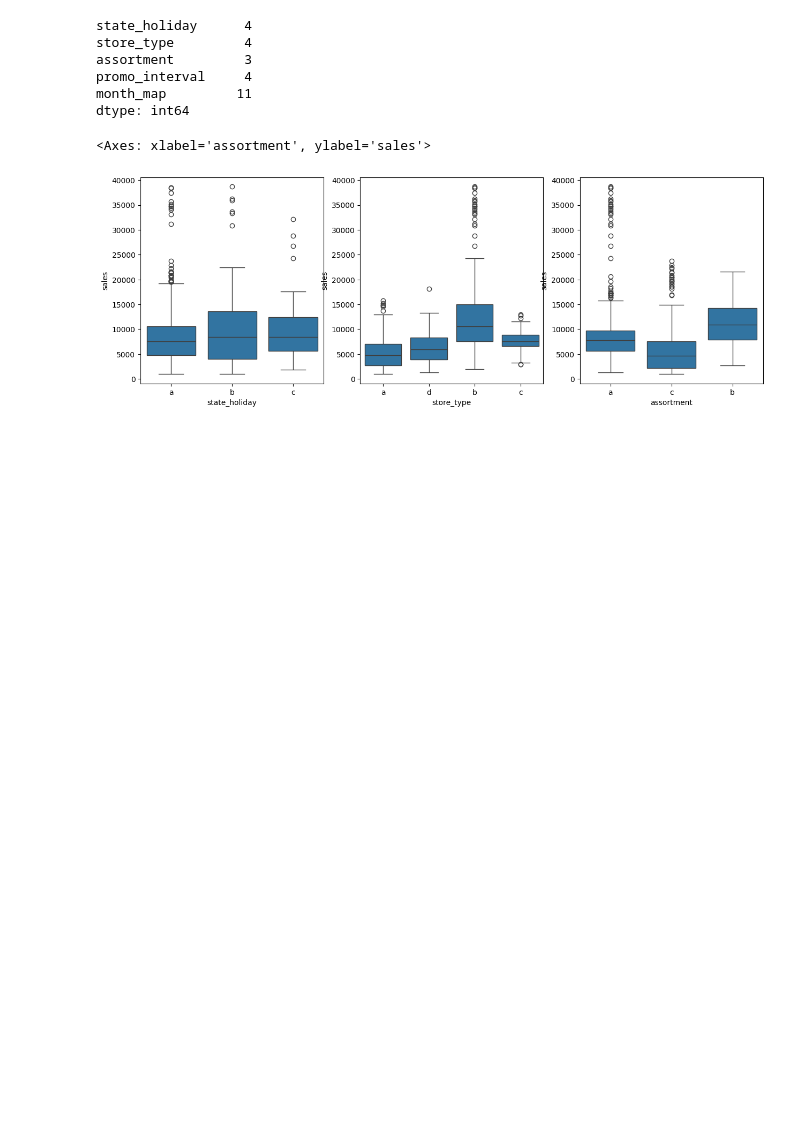
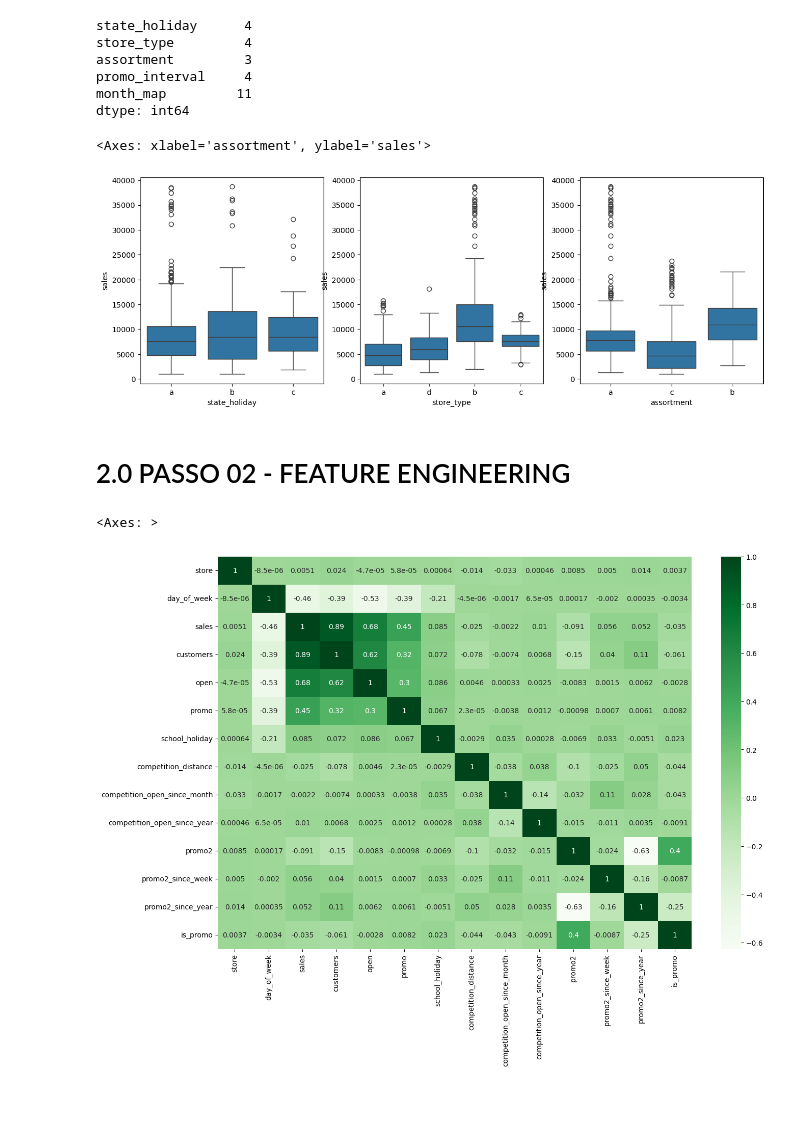
Before and after one commit to raphaelcastelar/project-rossman-sales-prediction, a Jupyter notebook: rossman_sales_prediction.ipynb, the cells around one changed output. Saved outputs shown, nothing was run; the diff lists cells and outputs as text; code cells hidden in the pictures; blank space fills up the shorter version.

```diff
--- a/rossman_sales_prediction.ipynb
+++ b/rossman_sales_prediction.ipynb
@@ -196,5 +196,13 @@ sns.boxplot(x = 'assortment', y='sales', data=aux1)
 # %% [output]
 <Axes: xlabel='assortment', ylabel='sales'>
 [figure]
+# %% [markdown]
+# 2.0 PASSO 02 - FEATURE ENGINEERING
+# %%
+plt.figure(figsize=(15,10))
+sns.heatmap(num_attributes.corr(), annot=True, cmap='Greens')
+# %% [output]
+<Axes: >
+[figure, added]
 # %% [markdown]
 ##
```
Also changed, not shown: parts of 1 cell of this notebook.
